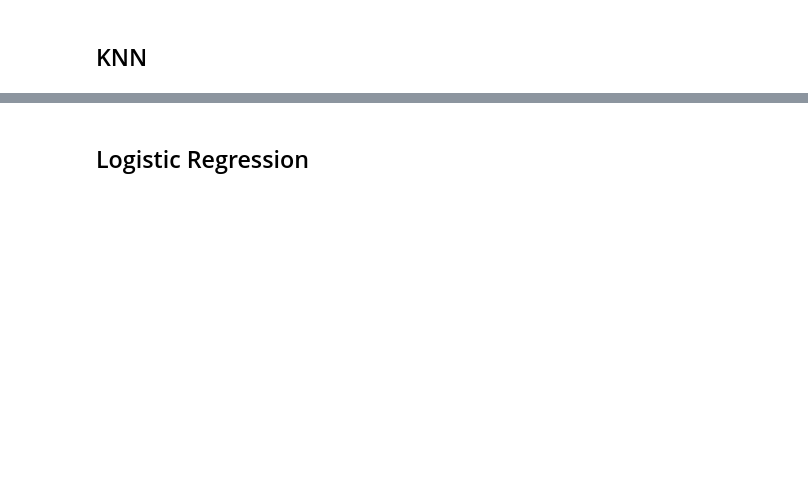
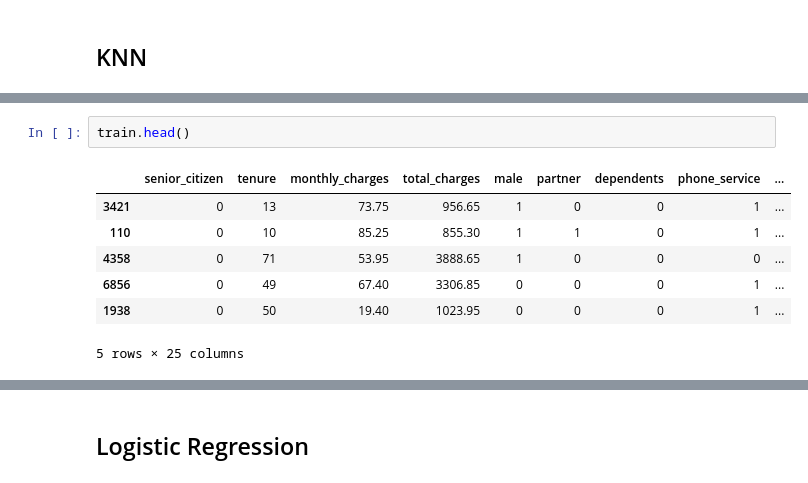
Before and after one commit to nickpedri/Classification-Project, a Jupyter notebook: acquire_prep_explore.ipynb, the cells around one changed output, grey strips where cells are left out. Saved outputs shown, nothing was run; the diff lists cells and outputs as text; blank space fills up the shorter version.

```diff
--- a/acquire_prep_explore.ipynb
+++ b/acquire_prep_explore.ipynb
@@ -843,0 +903,10 @@ models
+# %%
+train.head()
+# %% [output]
+|  | senior_citizen | tenure | monthly_charges | total_charges | male | partner | dependents | phone_service | ... |
+| 3421 | 0 | 13 | 73.75 | 956.65 | 1 | 0 | 0 | 1 | ... |
+| 110 | 0 | 10 | 85.25 | 855.30 | 1 | 1 | 0 | 1 | ... |
+| 4358 | 0 | 71 | 53.95 | 3888.65 | 1 | 0 | 0 | 0 | ... |
+| 6856 | 0 | 49 | 67.40 | 3306.85 | 0 | 0 | 0 | 1 | ... |
+| 1938 | 0 | 50 | 19.40 | 1023.95 | 0 | 0 | 0 | 1 | ... |
+5 rows × 25 columns
```
Also changed, not shown: parts of 29 cells of this notebook, 2 other files.
